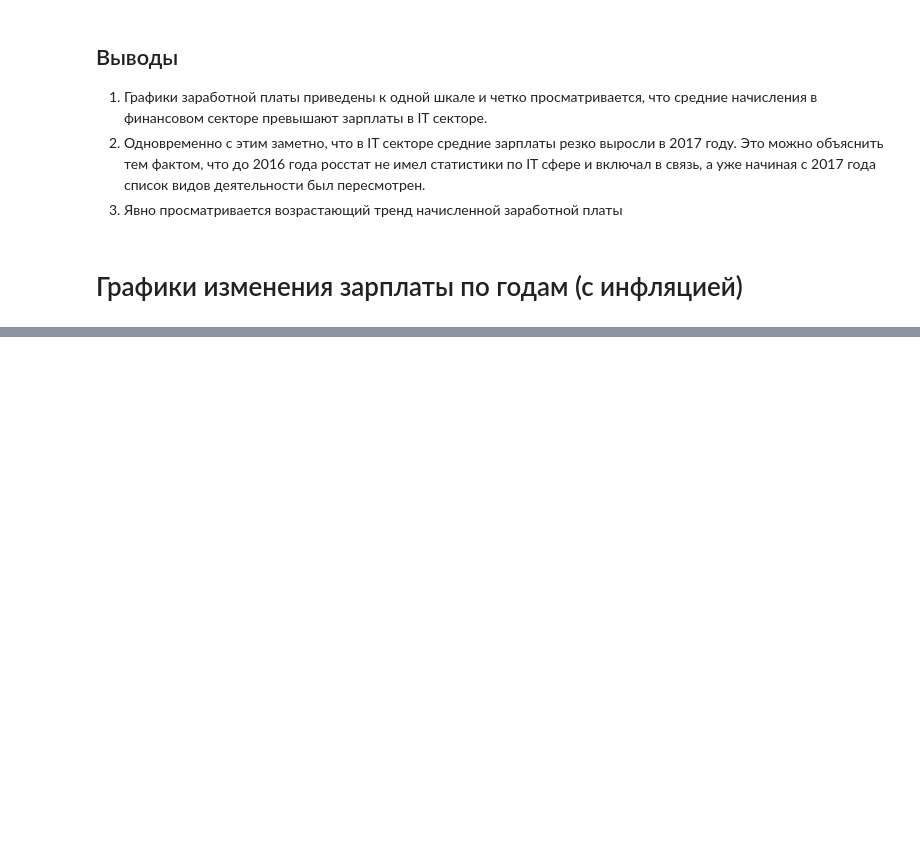
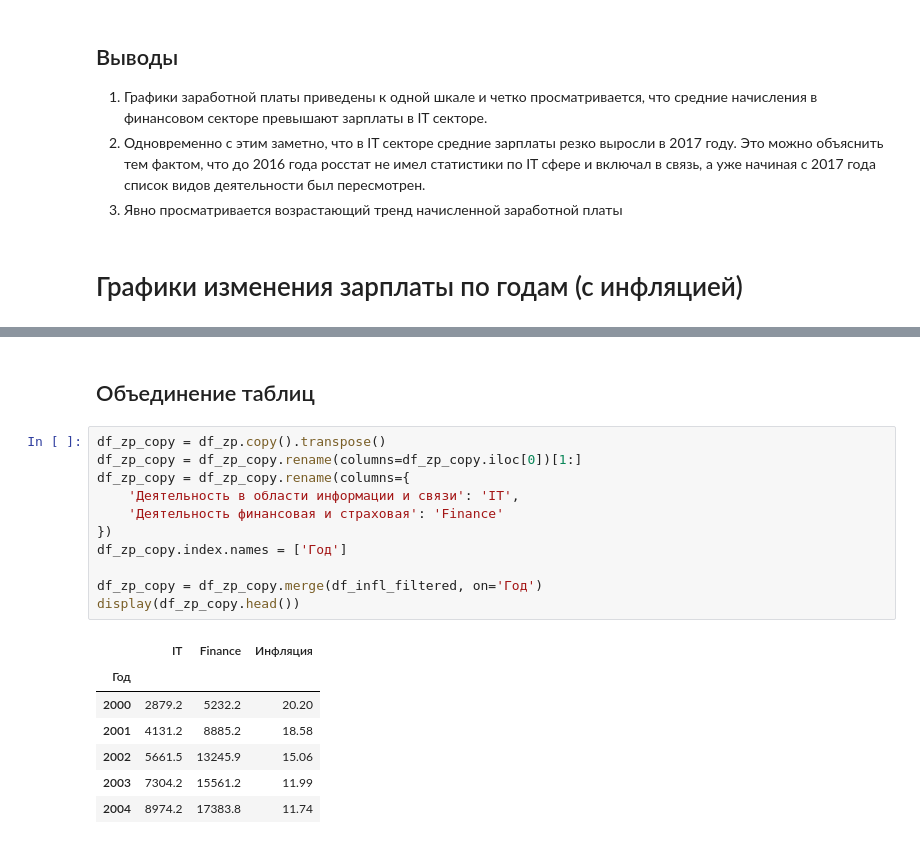
Before and after one commit to peaceful-djony/hse_ds_stepik, a Jupyter notebook: src/Salary.ipynb, the cells around one changed output, grey strips where cells are left out. Saved outputs shown, nothing was run; the diff lists cells and outputs as text; blank space fills up the shorter version.

```diff
--- a/src/Salary.ipynb
+++ b/src/Salary.ipynb
@@ -167,0 +191,21 @@ display(df_zp)
+# %% [markdown]
+## Объединение таблиц
+# %%
+df_zp_copy = df_zp.copy().transpose()
+df_zp_copy = df_zp_copy.rename(columns=df_zp_copy.iloc[0])[1:]
+df_zp_copy = df_zp_copy.rename(columns={
+    'Деятельность в области информации и связи': 'IT',
+    'Деятельность финансовая и страховая': 'Finance'
+})
+df_zp_copy.index.names = ['Год']
+
+df_zp_copy = df_zp_copy.merge(df_infl_filtered, on='Год')
+display(df_zp_copy.head())
+# %% [output]
+|  | IT | Finance | Инфляция |
+| Год |  |  |  |
+| 2000 | 2879.2 | 5232.2 | 20.20 |
+| 2001 | 4131.2 | 8885.2 | 18.58 |
+| 2002 | 5661.5 | 13245.9 | 15.06 |
+| 2003 | 7304.2 | 15561.2 | 11.99 |
+| 2004 | 8974.2 | 17383.8 | 11.74 |
```
Also changed, not shown: parts of 11 cells of this notebook, 1 other file.
